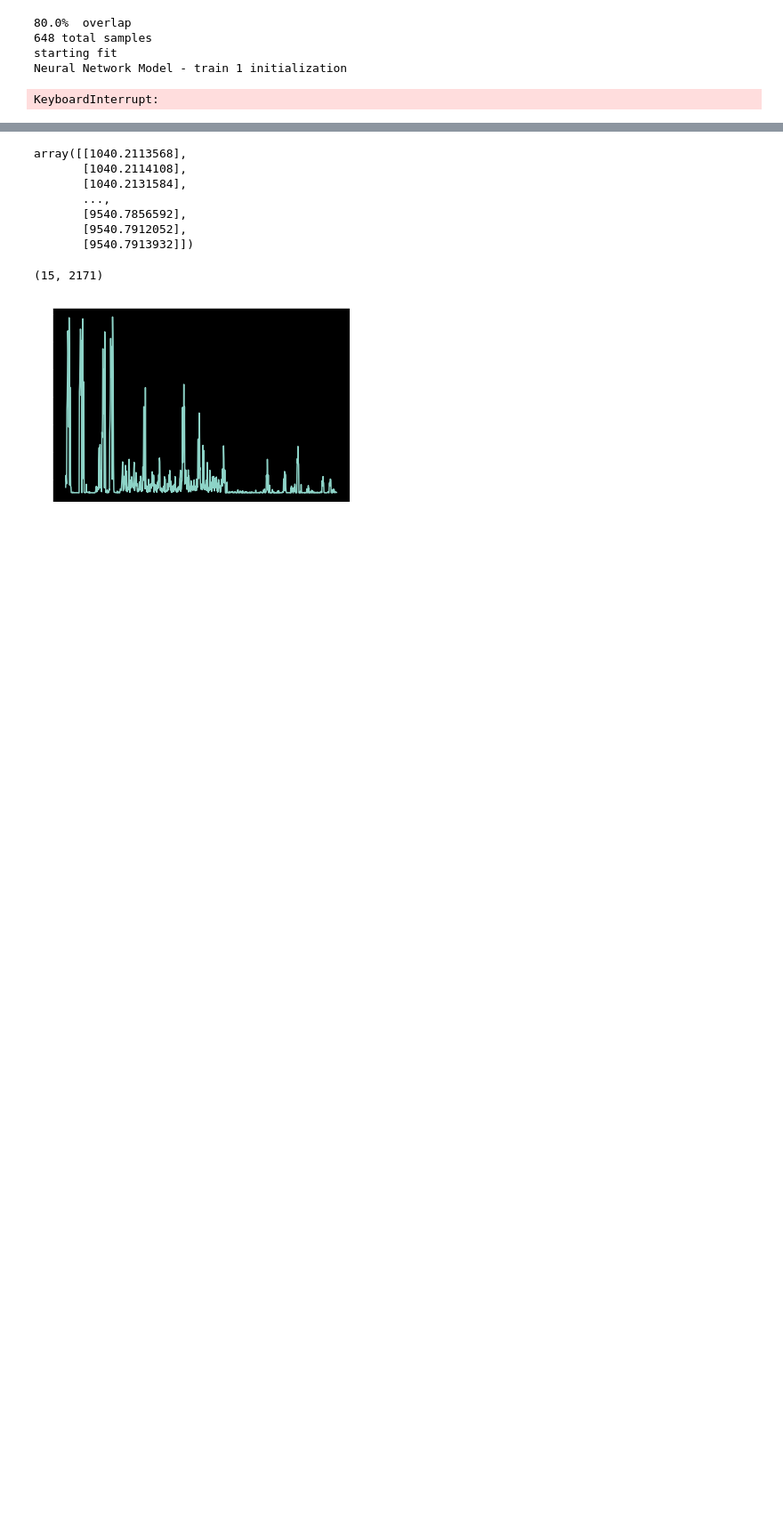
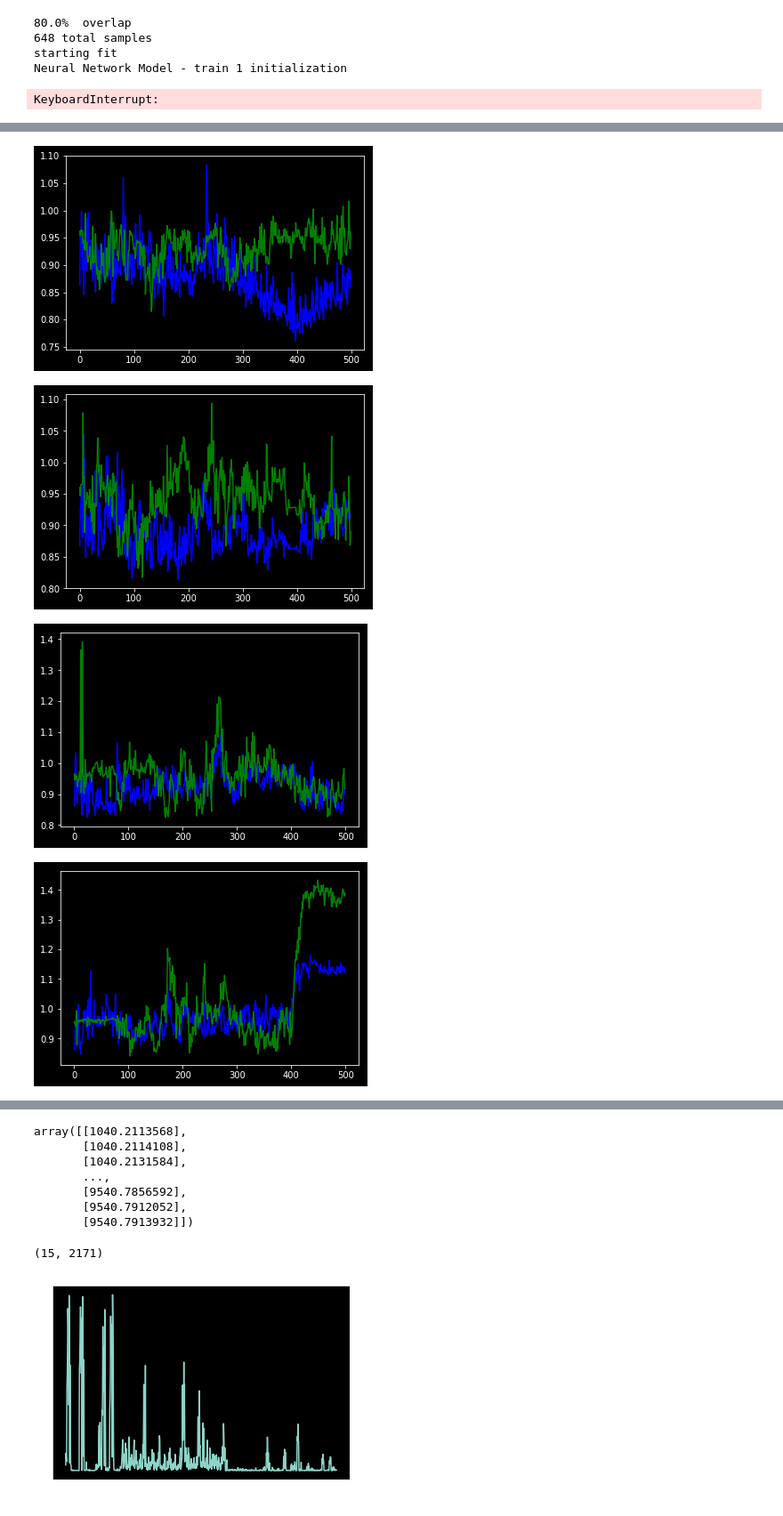
Before and after one commit to natmourajr/PetroAcousticEmission, a Jupyter notebook: notebooks/NeuralNetworkDev.ipynb, the cells around one changed output, grey strips where cells are left out. Shown: that part at 89% size. Saved outputs shown, nothing was run; the diff lists cells and outputs as text; code cells hidden in the pictures; blank space fills up the shorter version.

```diff
--- a/notebooks/NeuralNetworkDev.ipynb
+++ b/notebooks/NeuralNetworkDev.ipynb
@@ -65,12 +60,0 @@ inputMatrix = np.concatenate((inputMatrix, freqData.T), axis = 1)
-# %%
-from sklearn.utils import class_weight
-cw = class_weight.compute_class_weight('balanced',np.unique(target),target )
-print(cw)
-print(target)
-print(len(range(0, 5+1, 5)))
-
-aaa = np.ones((5,3,3))
-print(np.sum(np.sum(np.mean(aaa,axis=0))))
-
-print(np.mean(aaa,axis=0))
-(3./3)
@@ -270,0 +254,18 @@ cw = dict(enumerate(cw))
+# %%
+from Functions.aux_func import *
+
+for k in range(len(nn_models)):
+    #print(nn_models[k].predict(inputLSTM[testIndexes]))
+    nnOutputTest = np.argmax(nn_models[k].predict(inputLSTM[testIndexes]),axis=1)
+    classTestOutput = np.argmax(catToSparse(targetLSTM[testIndexes]),axis=1)
+
+
+    print(classTestOutput)
+    print(nnOutputTest)
+
+
+    from sklearn.metrics import confusion_matrix
+
+    cm = confusion_matrix(classTestOutput, nnOutputTest)
+    cm = cm.astype('float') / cm.sum(axis=1)[:, np.newaxis]
+    print(cm)
@@ -270,0 +290,15 @@ cw = dict(enumerate(cw))
+# %%
+import matplotlib.pyplot as plt
+%matplotlib inline
+plt.style.use('dark_background')
+
+for k in range(len(nn_models)):
+    plt.figure()
+    epochs = range(len(nn_models[k].trn_desc['acc']))
+    plt.plot(epochs,nn_models[k].trn_desc['loss'],'b')
+    plt.plot(epochs,nn_models[k].trn_desc['val_loss'],'g')
+# %% [output]
+[figure, added]
+[figure, added]
+[figure, added]
+[figure, added]
```
Also changed, not shown: parts of 19 cells of this notebook, 4 other files.
